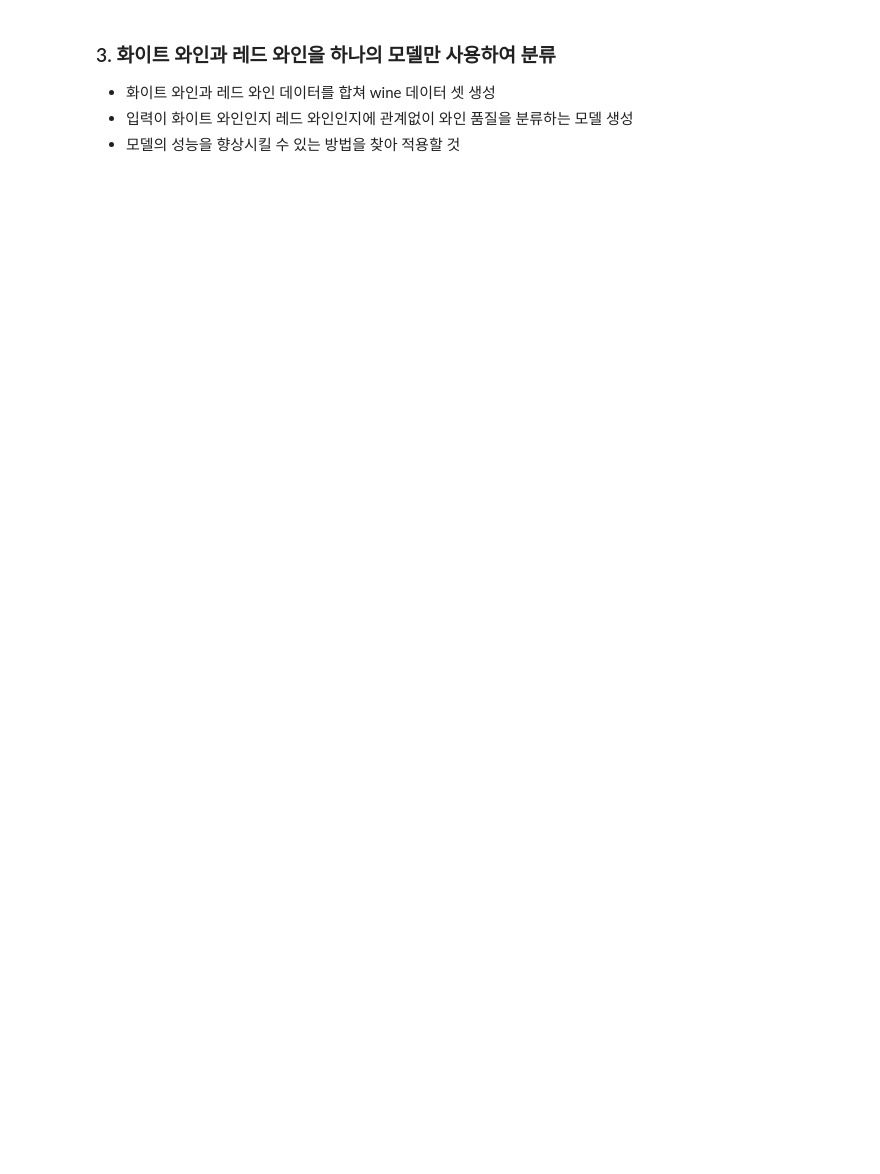
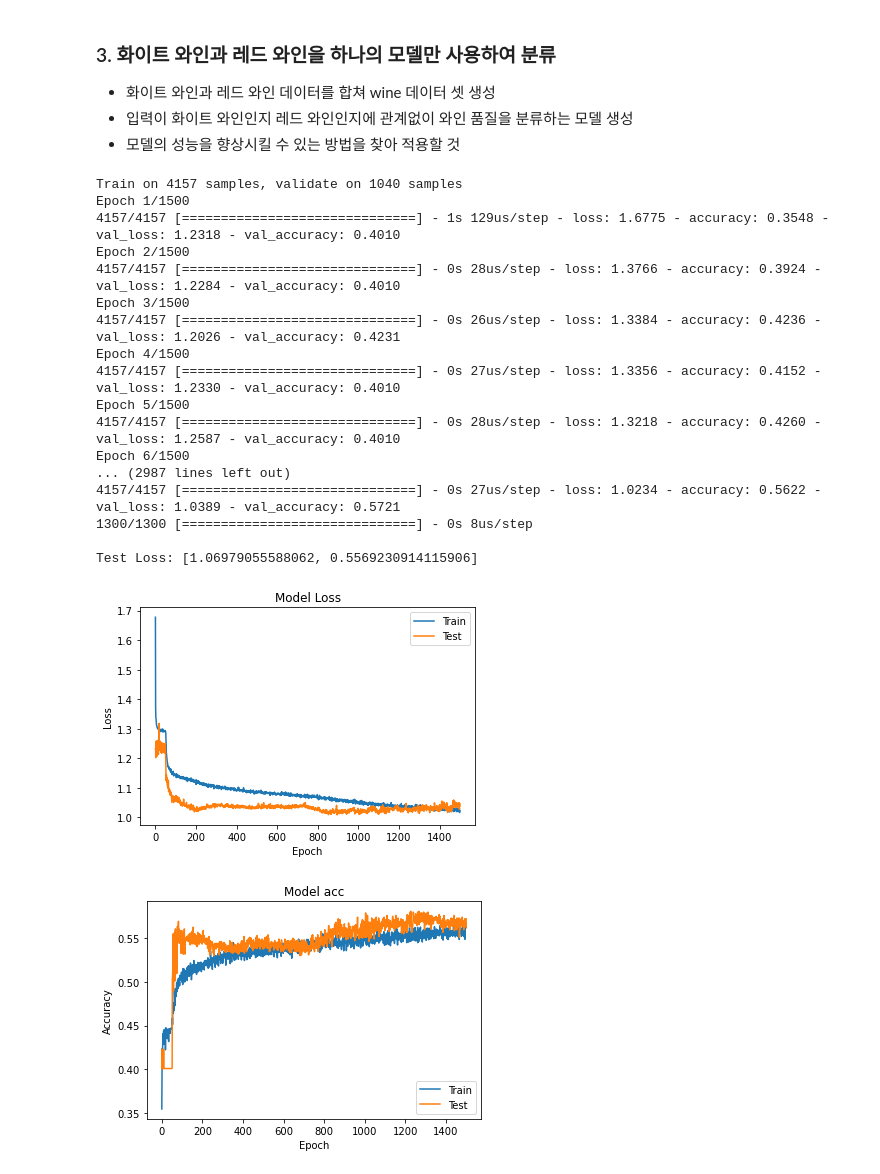
Before and after one commit to ark10806/wine_classifier, a Jupyter notebook: WindClassifier.ipynb, the cells around one changed output. Cells and saved outputs as stored; diff of their text form; code cells hidden in the pictures; blank space fills up the shorter version.

```diff
--- a/WindClassifier.ipynb
+++ b/WindClassifier.ipynb
@@ -204,0 +358,46 @@ pass
+# %%
+##########################################################
+x_train_red, y_train_red, x_test_red, y_test_red = generate_data(red_wine, 0.8)
+y_train_red = one_hot_enc(y_train_red)
+y_test_red = one_hot_enc(y_test_red)
+
+x_train = np.append(x_train, x_train_red, axis=0)
+y_train = np.append(y_train, y_train_red, axis=0)
+x_test = np.append(x_test, x_test_red, axis=0)
+y_test = np.append(y_test, y_test_red, axis=0)
+
+model = DNN(n_in, n_h, n_h2, n_h3, n_h4, n_h5, n_h6, n_h7, n_h8, n_h9, n_out)
+
+history = model.fit(x_train, y_train, epochs=1500,
+                    batch_size=BATCH_SIZE, validation_split=0.2,
+                    verbose=1)
+
+performance_test = model.evaluate(x_test, y_test, batch_size=BATCH_SIZE)
+
+print(f'\nTest Loss: {performance_test}')
+
+plot_loss(history)
+plt.show()
+plot_acc(history)
+plt.show()
+###########################################################
+# %% [output]
+Train on 4157 samples, validate on 1040 samples
+Epoch 1/1500
+4157/4157 [==============================] - 1s 129us/step - loss: 1.6775 - accuracy: 0.3548 - val_loss: 1.2318 - val_accuracy: 0.4010
+Epoch 2/1500
+4157/4157 [==============================] - 0s 28us/step - loss: 1.3766 - accuracy: 0.3924 - val_loss: 1.2284 - val_accuracy: 0.4010
+Epoch 3/1500
+4157/4157 [==============================] - 0s 26us/step - loss: 1.3384 - accuracy: 0.4236 - val_loss: 1.2026 - val_accuracy: 0.4231
+Epoch 4/1500
+4157/4157 [==============================] - 0s 27us/step - loss: 1.3356 - accuracy: 0.4152 - val_loss: 1.2330 - val_accuracy: 0.4010
+Epoch 5/1500
+4157/4157 [==============================] - 0s 28us/step - loss: 1.3218 - accuracy: 0.4260 - val_loss: 1.2587 - val_accuracy: 0.4010
+Epoch 6/1500
+... (2987 lines left out)
+4157/4157 [==============================] - 0s 27us/step - loss: 1.0234 - accuracy: 0.5622 - val_loss: 1.0389 - val_accuracy: 0.5721
+1300/1300 [==============================] - 0s 8us/step
+
+Test Loss: [1.06979055588062, 0.5569230914115906]
+[figure, added]
+[figure, added]
```
Also changed, not shown: parts of 13 cells of this notebook, 6 other files.
